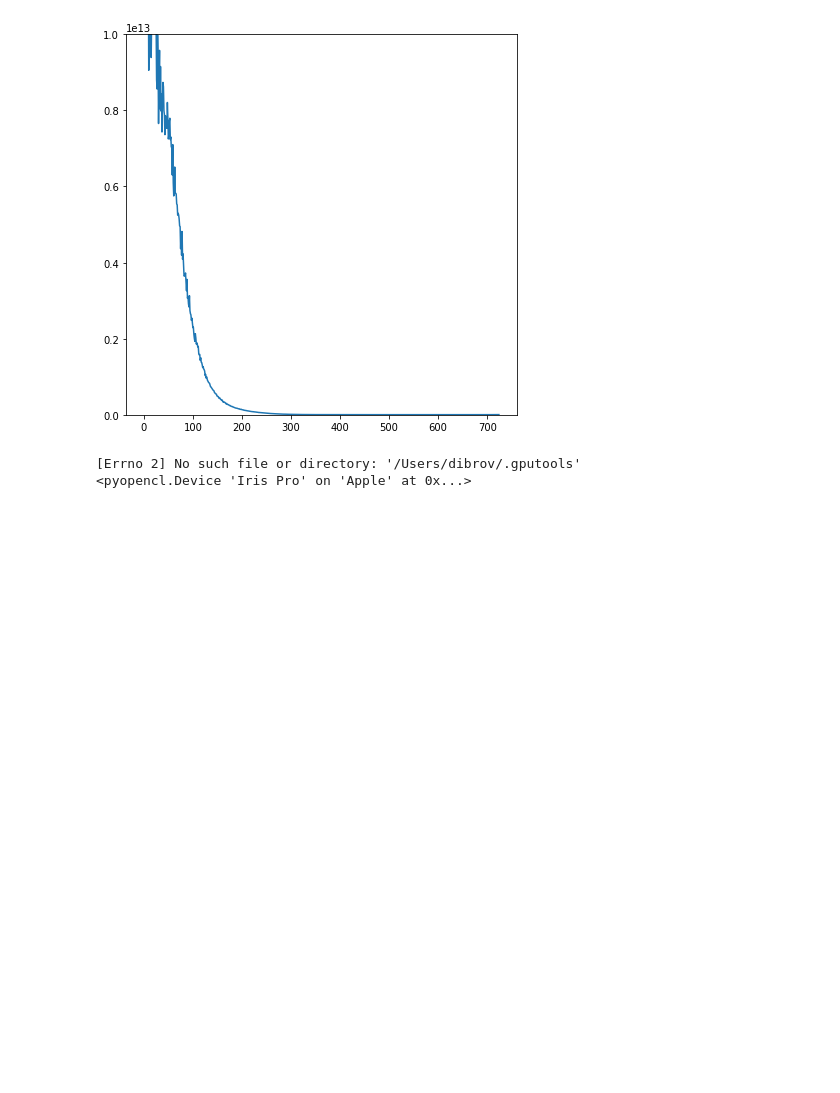
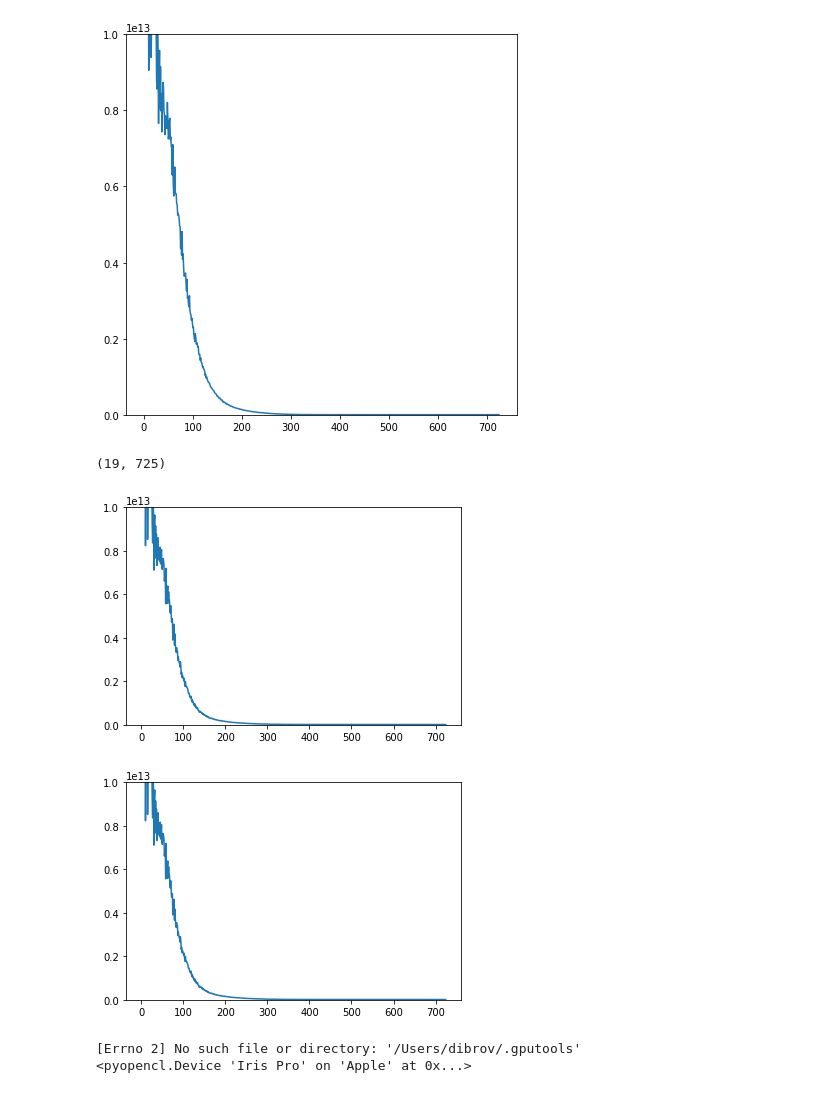
Before and after one commit to adibrov/jupyterNotebooks, a Jupyter notebook: particles_fft.ipynb, the cells around one changed output. Saved outputs shown, nothing was run; the diff lists cells and outputs as text; code cells hidden in the pictures; blank space fills up the shorter version.

Commit message:
time cross correlation

```diff
--- a/particles_fft.ipynb
+++ b/particles_fft.ipynb
@@ -93,8 +93,10 @@ data_fft.shape
 fft_mean = np.mean(data_fft*np.conj(data_fft), axis=0)
 # %%
 def crossCorrAvg(data, tau=1):
-    upLim = data.shape[0]//tau  - 1
-    aux = np.array([data[i]*np.conj(data[i+tau]) for i in range(0,upLim,tau)])
+    upLim = data.shape[0]
+    if (tau!=0):
+        upLim = data.shape[0]//tau  - 1
+    aux = np.array([data[i]*np.conj(data[i+tau]) for i in range(0,upLim,tau+1)])
     return np.abs(np.mean(np.fft.fftshift(aux), axis=0))
 # %%
 C1 = crossCorrAvg(data_fft, tau=1)
@@ -112,6 +114,43 @@ plt.plot(C1rp)
 # %% [output]
 [<matplotlib.lines.Line2D at 0x...>]
 [figure]
+# %%
+center = np.array(shiftedMeanAbs.shape)/2
+
+def rps(data):
+    profiles = []
+    for tau in range(data.shape[0]//2):
+        cc = crossCorrAvg(data_fft, tau=tau)
+        rp = radial_profile(cc,center)
+        profiles.append(rp)
+    return np.array(profiles)
+# %%
+profs = rps(data_fft)
+# %%
+profs.shape
+# %% [output]
+(19, 725)
+# %%
+import pylab as pl
+from IPython import display
+import time
+%matplotlib inline
+
+def plll(data,i):
+    pl.clf()
+#     pl.xlim(0,1)
+    pl.ylim(0,1e13)
+    pl.plot(data[i])
+    display.clear_output(wait=True)
+    display.display(pl.gcf())
+    time.sleep(1.0)
+#     pl.canvas.draw()
+
+for i in range(5):
+    plll(profs, i)
+# %% [output]
+[figure, added]
+[figure, added]
 # %%
 import gputools
 # %% [output]
```
